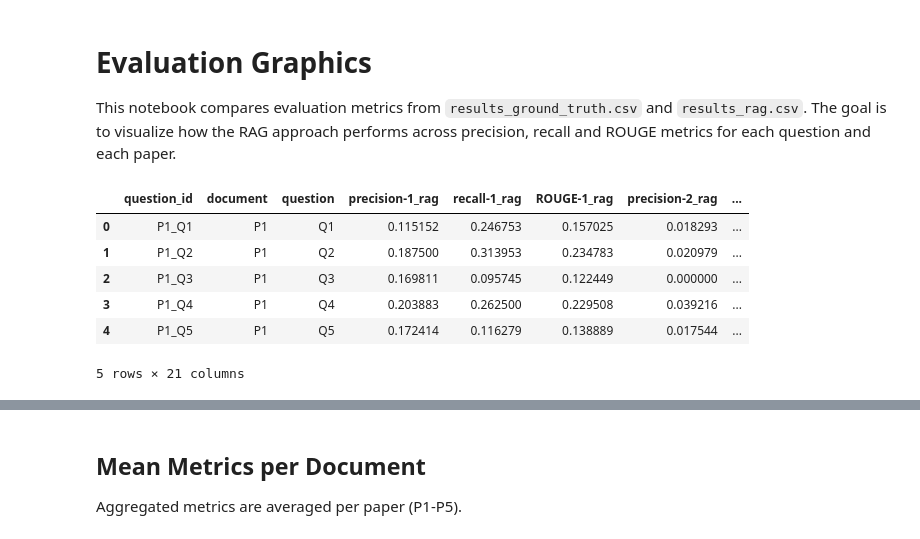
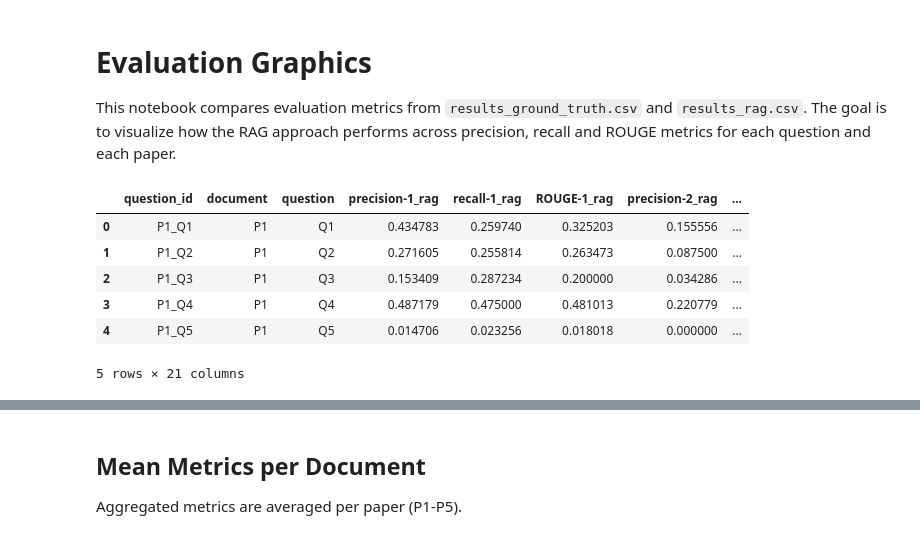
Before and after one commit to bennyhandball/Datenbanken, a Jupyter notebook: Experiment/evaluation_graphics.ipynb, the cells around one changed output, grey strips where cells are left out. Cells and saved outputs as stored; diff of their text form; code cells hidden in the pictures.

```diff
--- a/Experiment/evaluation_graphics.ipynb
+++ b/Experiment/evaluation_graphics.ipynb
@@ -12,7 +12,7 @@ sns.set(style='whitegrid')
 # Load the csv files
 base = Path('')
 rag = pd.read_csv(base / 'results_rag.csv')
-gt = pd.read_csv(base / 'results_ground_truth.csv')
+gt = pd.read_csv(base / 'results_baseline.csv')
 metric_cols = ['precision-1','recall-1','ROUGE-1','precision-2','recall-2','ROUGE-2']
 # %%
 # Extract document and question information
@@ -26,19 +26,19 @@ gt = add_doc_question(gt)
 # %%
 # Merge dataframes for comparison
 merged = rag[['question_id','document','question'] + metric_cols].merge(
-    gt[['question_id'] + metric_cols], on='question_id', suffixes=('_rag','_gt'))
+    gt[['question_id'] + metric_cols], on='question_id', suffixes=('_rag','_bl'))
 
 for col in metric_cols:
-    merged[f'{col}_diff'] = merged[f'{col}_rag'] - merged[f'{col}_gt']
+    merged[f'{col}_diff'] = merged[f'{col}_rag'] - merged[f'{col}_bl']
 
 merged.head()
 # %% [output]
 |  | question_id | document | question | precision-1_rag | recall-1_rag | ROUGE-1_rag | precision-2_rag | ... |
-| 0 | P1_Q1 | P1 | Q1 | 0.115152 | 0.246753 | 0.157025 | 0.018293 | ... |
-| 1 | P1_Q2 | P1 | Q2 | 0.187500 | 0.313953 | 0.234783 | 0.020979 | ... |
-| 2 | P1_Q3 | P1 | Q3 | 0.169811 | 0.095745 | 0.122449 | 0.000000 | ... |
-| 3 | P1_Q4 | P1 | Q4 | 0.203883 | 0.262500 | 0.229508 | 0.039216 | ... |
-| 4 | P1_Q5 | P1 | Q5 | 0.172414 | 0.116279 | 0.138889 | 0.017544 | ... |
+| 0 | P1_Q1 | P1 | Q1 | 0.434783 | 0.259740 | 0.325203 | 0.155556 | ... |
+| 1 | P1_Q2 | P1 | Q2 | 0.271605 | 0.255814 | 0.263473 | 0.087500 | ... |
+| 2 | P1_Q3 | P1 | Q3 | 0.153409 | 0.287234 | 0.200000 | 0.034286 | ... |
+| 3 | P1_Q4 | P1 | Q4 | 0.487179 | 0.475000 | 0.481013 | 0.220779 | ... |
+| 4 | P1_Q5 | P1 | Q5 | 0.014706 | 0.023256 | 0.018018 | 0.000000 | ... |
 5 rows × 21 columns
 # %% [markdown]
 ## Heatmap of Metric Improvements
```
Also changed, not shown: parts of 6 cells of this notebook, 4 other files.
